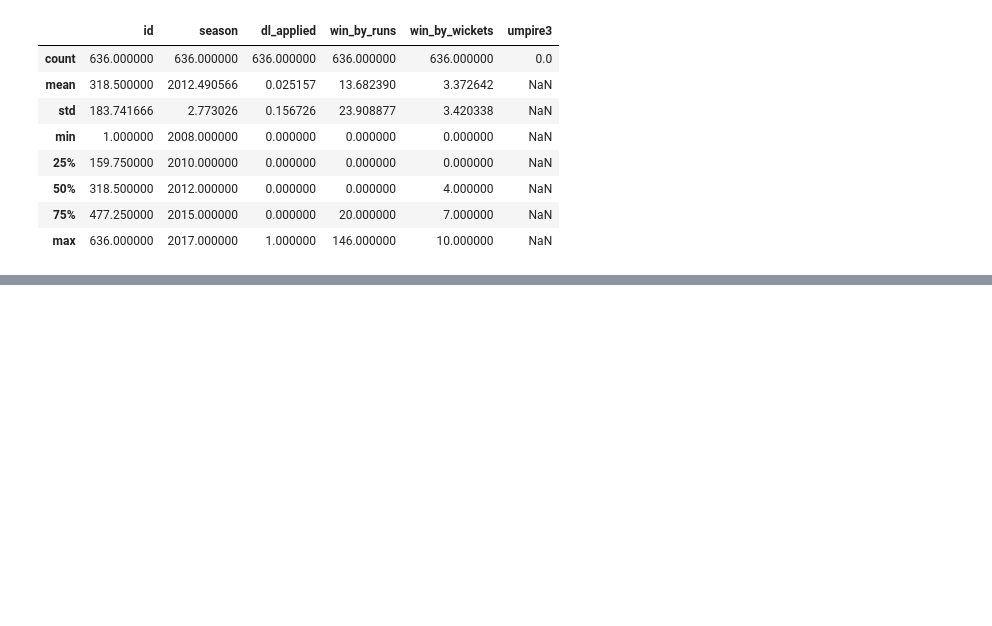
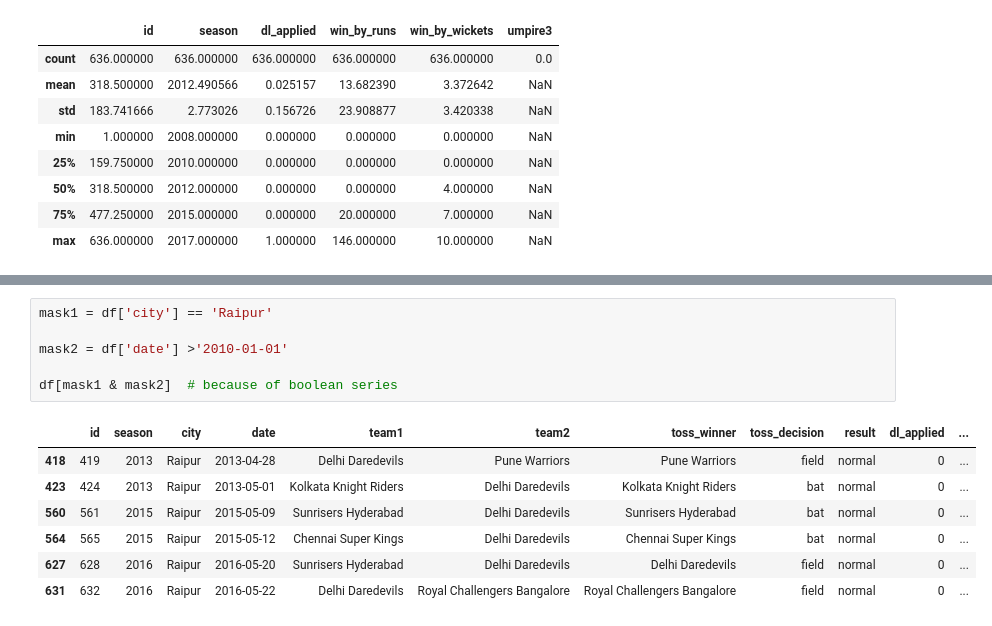
Before and after one commit to Shreyansh4Ai/Python-Stuffs, a Jupyter notebook: Pandas/pandas.ipynb, the cells around one changed output, grey strips where cells are left out. Drawn from its saved outputs; the diff is of its cells as text; blank space fills up the shorter version.

```diff
--- a/Pandas/pandas.ipynb
+++ b/Pandas/pandas.ipynb
@@ -191,0 +313,14 @@ df.describe() #high level mathematical summary
+# %%
+mask1 = df['city'] == 'Raipur'
+
+mask2 = df['date'] >'2010-01-01'
+
+df[mask1 & mask2]  # because of boolean series
+# %% [output]
+|  | id | season | city | date | team1 | team2 | toss_winner | toss_decision | result | dl_applied | ... |
+| 418 | 419 | 2013 | Raipur | 2013-04-28 | Delhi Daredevils | Pune Warriors | Pune Warriors | field | normal | 0 | ... |
+| 423 | 424 | 2013 | Raipur | 2013-05-01 | Kolkata Knight Riders | Delhi Daredevils | Kolkata Knight Riders | bat | normal | 0 | ... |
+| 560 | 561 | 2015 | Raipur | 2015-05-09 | Sunrisers Hyderabad | Delhi Daredevils | Sunrisers Hyderabad | bat | normal | 0 | ... |
+| 564 | 565 | 2015 | Raipur | 2015-05-12 | Chennai Super Kings | Delhi Daredevils | Chennai Super Kings | bat | normal | 0 | ... |
+| 627 | 628 | 2016 | Raipur | 2016-05-20 | Sunrisers Hyderabad | Delhi Daredevils | Delhi Daredevils | field | normal | 0 | ... |
+| 631 | 632 | 2016 | Raipur | 2016-05-22 | Delhi Daredevils | Royal Challengers Bangalore | Royal Challengers Bangalore | field | normal | 0 | ... |
```
Also changed, not shown: parts of 14 cells of this notebook.
